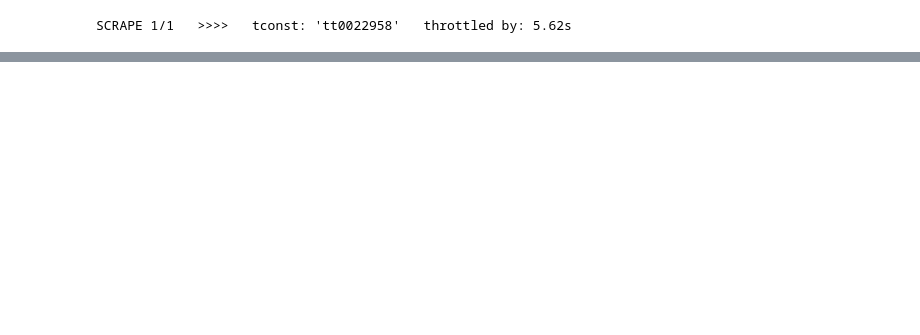
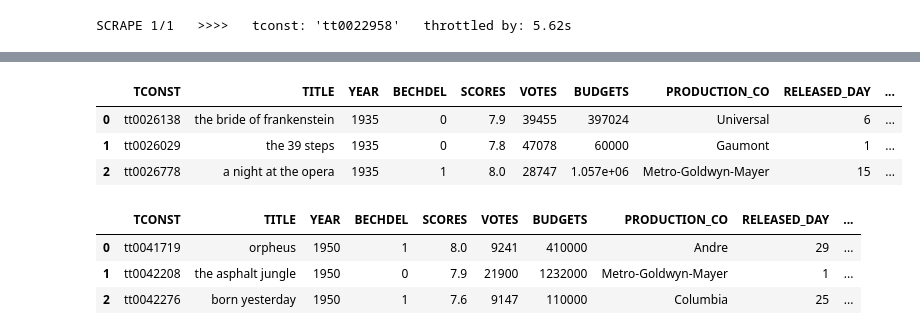
Before and after one commit to hone1er/oscarDataAnalysis, a Jupyter notebook: Spaar/notebooks/only_this_one.ipynb, the cells around one changed output, grey strips where cells are left out. Drawn from its saved outputs; the diff is of its cells as text; code cells hidden in the pictures; blank space fills up the shorter version.

```diff
--- a/Spaar/notebooks/only_this_one.ipynb
+++ b/Spaar/notebooks/only_this_one.ipynb
@@ -878,0 +1418,53 @@ allDF
+# %%
+#!   BATCH #2 == 77-214 .  !#
+# Big attribution scraper errored out at #215, so I'm saving progress with what I do have since
+# These older movies take a long time to track down the missing budget info.
+#
+#batch2_data = {'TCONST': loser_Tconsts[77:214], 'TITLE': losers_titles[77:214], 'YEAR': losers_years[77:214], 'BECHDEL': losers_bechdels[77:214]}
+#batch2DF = pd.DataFrame(data=batch2_data)
+#
+#- - - - - - - - - - - - - - - - - - -#
+#batch2_tconstDoOvers = tconstDoOvers
+#batch2_titleDoOvers = titleDoOvers
+#batch2_yearDoOvers = yearDoOvers
+#batch2_bechdelDoOvers = bechdelDoOvers
+#- - - - - - - - - - - - - - - - - - -#
+
+#batch2DF['SCORES'] = scores
+#batch2DF['VOTES'] = votecount
+#batch2DF['BUDGETS'] = budgets
+#batch2DF['PRODUCTION_CO'] = companies
+#batch2DF['RELEASED_DAY'] = releasedDays
+#batch2DF['RELEASED_MON'] = releasedMonths
+#batch2DF['RELEASED_YEAR'] = releasedYears
+#batch2DF['COUNTRY'] = releasedCountries
+
+batch2DF.head(3)
+# %% [output]
+|  | TCONST | TITLE | YEAR | BECHDEL | SCORES | VOTES | BUDGETS | PRODUCTION_CO | RELEASED_DAY | ... |
+| 0 | tt0026138 | the bride of frankenstein | 1935 | 0 | 7.9 | 39455 | 397024 | Universal | 6 | ... |
+| 1 | tt0026029 | the 39 steps | 1935 | 0 | 7.8 | 47078 | 60000 | Gaumont | 1 | ... |
+| 2 | tt0026778 | a night at the opera | 1935 | 1 | 8.0 | 28747 | 1.057e+06 | Metro-Goldwyn-Mayer | 15 | ... |
+# %%
+#!   BATCH #3 == 217-332 .  !#
+# Big attribution scraper errored out at #333, so I'm saving progress with what I do have since
+# These older movies take a long time to track down the missing budget info.
+#
+#batch3_data = {'TCONST': loser_Tconsts[217:333], 'TITLE': losers_titles[217:333], 'YEAR': losers_years[217:333], 'BECHDEL': losers_bechdels[217:333]}
+#batch3DF = pd.DataFrame(data=batch3_data)
+#
+#batch3DF['SCORES'] = scores
+#batch3DF['VOTES'] = votecount
+#batch3DF['BUDGETS'] = budgets
+#batch3DF['PRODUCTION_CO'] = companies
+#batch3DF['RELEASED_DAY'] = releasedDays
+#batch3DF['RELEASED_MON'] = releasedMonths
+#batch3DF['RELEASED_YEAR'] = releasedYears
+#batch3DF['COUNTRY'] = releasedCountries
+
+batch3DF.head(3)
+# %% [output]
+|  | TCONST | TITLE | YEAR | BECHDEL | SCORES | VOTES | BUDGETS | PRODUCTION_CO | RELEASED_DAY | ... |
+| 0 | tt0041719 | orpheus | 1950 | 1 | 8.0 | 9241 | 410000 | Andre | 29 | ... |
+| 1 | tt0042208 | the asphalt jungle | 1950 | 0 | 7.9 | 21900 | 1232000 | Metro-Goldwyn-Mayer | 1 | ... |
+| 2 | tt0042276 | born yesterday | 1950 | 1 | 7.6 | 9147 | 110000 | Columbia | 25 | ... |
```
Also changed, not shown: parts of 27 cells of this notebook.
